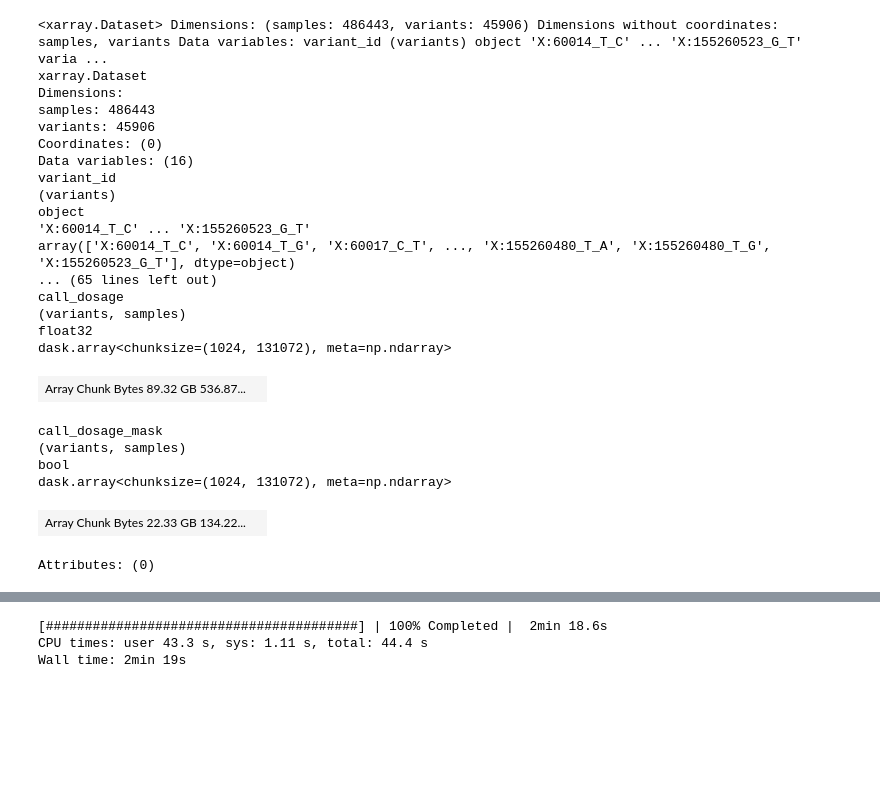
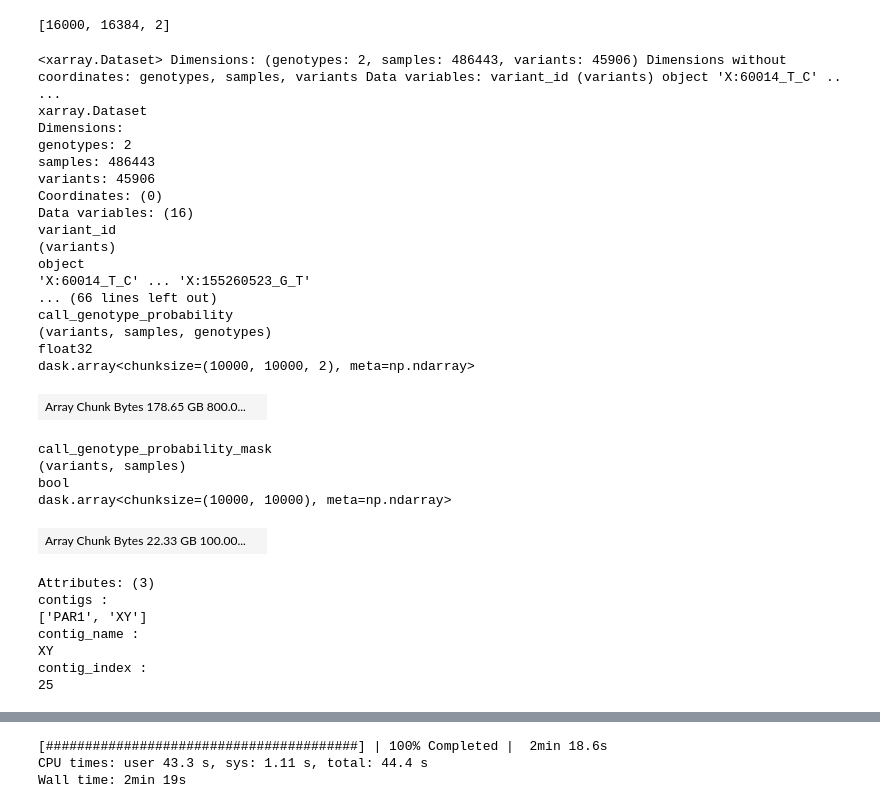
Before and after one commit to related-sciences/ukb-gwas-pipeline-nealelab, a Jupyter notebook: dev/bgen_to_zarr.ipynb, the cells around one changed output, grey strips where cells are left out. Saved outputs shown, nothing was run; the diff lists cells and outputs as text; code cells hidden in the pictures; blank space fills up the shorter version.

Commit message:
Dev notebooks for rechunking and bgen metadata

```diff
--- a/dev/bgen_to_zarr.ipynb
+++ b/dev/bgen_to_zarr.ipynb
@@ -34,35 +35,45 @@ n_variants, n_samples
+# %%
+[t[0] for t in normalize_chunks('512MiB', shape=(90_000_000, 486443, 2), dtype='uint8')]
+# %% [output]
+[16000, 16384, 2]
 # %%
 paths = BGENPaths(
     bgen_path='/home/eczech/data/rs-ukb-local/bgen/ukb_imp_chrXY_v3.bgen',
     variants_path='/home/eczech/data/rs-ukb-local/bgen/ukb_mfi_chrXY_v3.txt',
     samples_path='/home/eczech/data/rs-ukb-local/bgen/ukb59384_imp_chrXY_v3_s486331.sample',
 )
 contig = Contig(index=25, name='XY')
-ds = load_bgen(paths, contig, chunks=(n_variants, n_samples))
+ds = load_bgen(paths, contig, chunks=(n_variants, n_samples, 3))
 ds
 # %% [output]
-<xarray.Dataset> Dimensions: (samples: 486443, variants: 45906) Dimensions without coordinates: samples, variants Data variables: variant_id (variants) object 'X:60014_T_C' ... 'X:155260523_G_T' varia ...
+<xarray.Dataset> Dimensions: (genotypes: 2, samples: 486443, variants: 45906) Dimensions without coordinates: genotypes, samples, variants Data variables: variant_id (variants) object 'X:60014_T_C' .. ...
 xarray.Dataset
 Dimensions:
+genotypes: 2
 samples: 486443
 variants: 45906
 Coordinates: (0)
 Data variables: (16)
 variant_id
 (variants)
 object
 'X:60014_T_C' ... 'X:155260523_G_T'
-array(['X:60014_T_C', 'X:60014_T_G', 'X:60017_C_T', ..., 'X:155260480_T_A', 'X:155260480_T_G', 'X:155260523_G_T'], dtype=object)
-... (65 lines left out)
-call_dosage
-(variants, samples)
+... (66 lines left out)
+call_genotype_probability
+(variants, samples, genotypes)
 float32
-dask.array<chunksize=(1024, 131072), meta=np.ndarray>
+dask.array<chunksize=(10000, 10000, 2), meta=np.ndarray>
-| Array Chunk Bytes 89.32 GB 536.87... |  |
+| Array Chunk Bytes 178.65 GB 800.0... |  |
-call_dosage_mask
+call_genotype_probability_mask
 (variants, samples)
 bool
-dask.array<chunksize=(1024, 131072), meta=np.ndarray>
+dask.array<chunksize=(10000, 10000), meta=np.ndarray>
-| Array Chunk Bytes 22.33 GB 134.22... |  |
+| Array Chunk Bytes 22.33 GB 100.00... |  |
-Attributes: (0)
+Attributes: (3)
+contigs :
+['PAR1', 'XY']
+contig_name :
+XY
+contig_index :
+25
 # %%
```
Also changed, not shown: parts of 22 cells of this notebook, 15 other files.
